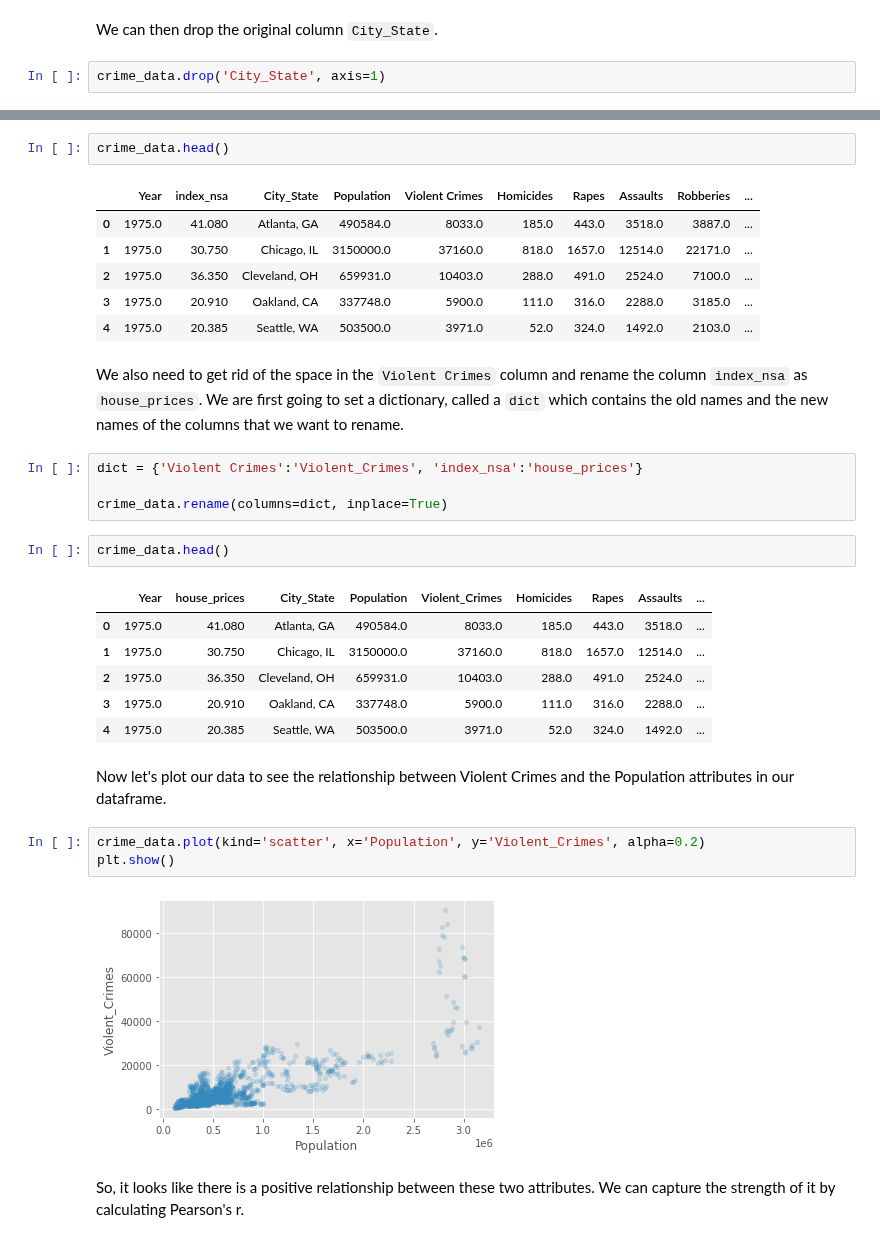
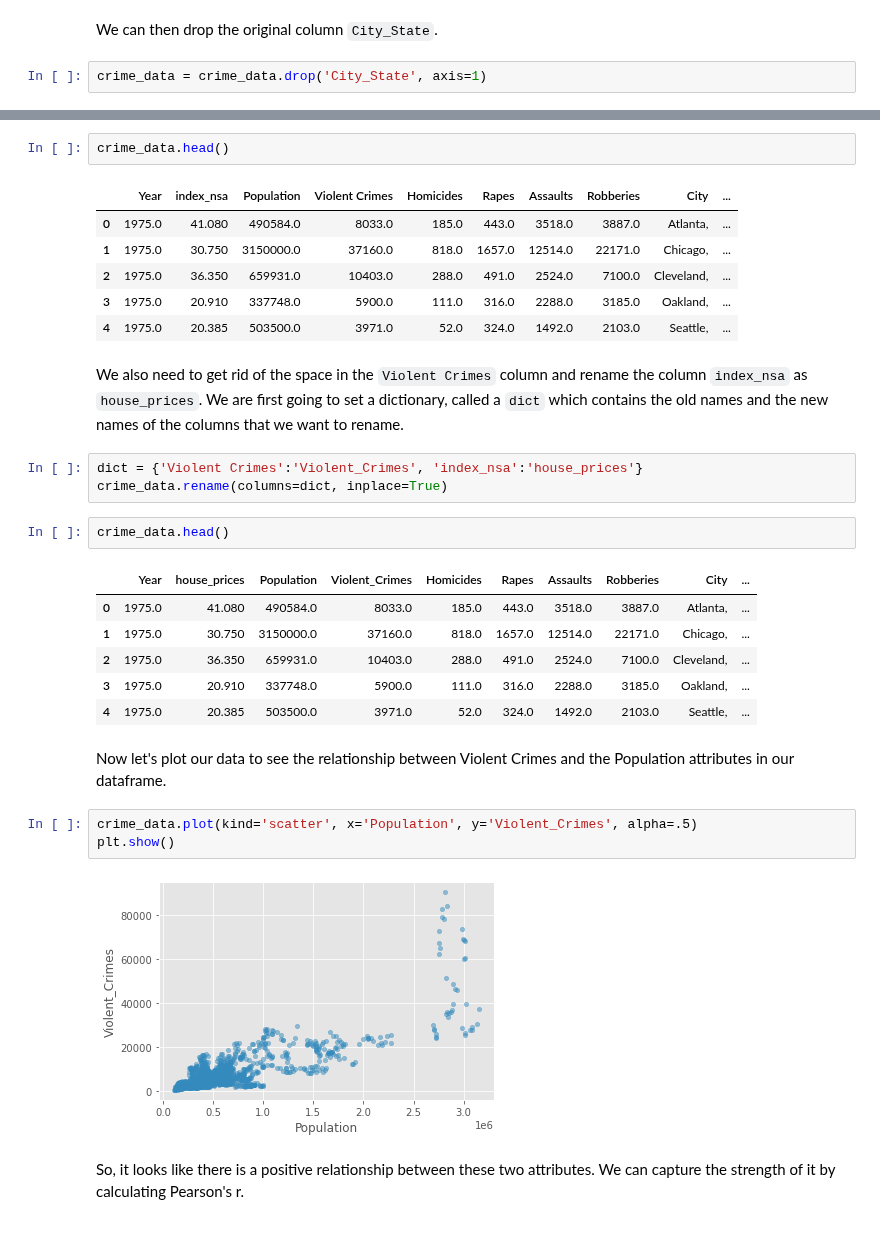
Before and after one commit to ajstewartlang/02_intro_to_python_programming, a Jupyter notebook: _build/jupyter_execute/pandas.ipynb, the cells around one changed output, grey strips where cells are left out. Cells and saved outputs as stored; diff of their text form.

```diff
--- a/_build/jupyter_execute/pandas.ipynb
+++ b/_build/jupyter_execute/pandas.ipynb
@@ -400,4 +426,4 @@ crime_data[['City','State']] = crime_data.City_State.str.split(expand=True,)
 # %% [markdown]
 We can then drop the original column `City_State`.
 # %%
-crime_data.drop('City_State', axis=1)
+crime_data = crime_data.drop('City_State', axis=1)
@@ -418,34 +430,33 @@ crime_data.drop('City_State', axis=1)
 # %%
 crime_data.head()
 # %% [output]
-|  | Year | index_nsa | City_State | Population | Violent Crimes | Homicides | Rapes | Assaults | Robberies | ... |
-| 0 | 1975.0 | 41.080 | Atlanta, GA | 490584.0 | 8033.0 | 185.0 | 443.0 | 3518.0 | 3887.0 | ... |
-| 1 | 1975.0 | 30.750 | Chicago, IL | 3150000.0 | 37160.0 | 818.0 | 1657.0 | 12514.0 | 22171.0 | ... |
-| 2 | 1975.0 | 36.350 | Cleveland, OH | 659931.0 | 10403.0 | 288.0 | 491.0 | 2524.0 | 7100.0 | ... |
-| 3 | 1975.0 | 20.910 | Oakland, CA | 337748.0 | 5900.0 | 111.0 | 316.0 | 2288.0 | 3185.0 | ... |
-| 4 | 1975.0 | 20.385 | Seattle, WA | 503500.0 | 3971.0 | 52.0 | 324.0 | 1492.0 | 2103.0 | ... |
+|  | Year | index_nsa | Population | Violent Crimes | Homicides | Rapes | Assaults | Robberies | City | ... |
+| 0 | 1975.0 | 41.080 | 490584.0 | 8033.0 | 185.0 | 443.0 | 3518.0 | 3887.0 | Atlanta, | ... |
+| 1 | 1975.0 | 30.750 | 3150000.0 | 37160.0 | 818.0 | 1657.0 | 12514.0 | 22171.0 | Chicago, | ... |
+| 2 | 1975.0 | 36.350 | 659931.0 | 10403.0 | 288.0 | 491.0 | 2524.0 | 7100.0 | Cleveland, | ... |
+| 3 | 1975.0 | 20.910 | 337748.0 | 5900.0 | 111.0 | 316.0 | 2288.0 | 3185.0 | Oakland, | ... |
+| 4 | 1975.0 | 20.385 | 503500.0 | 3971.0 | 52.0 | 324.0 | 1492.0 | 2103.0 | Seattle, | ... |
 # %% [markdown]
 We also need to get rid of the space in the `Violent Crimes` column and rename the column `index_nsa` as `house_prices`. We are first going to set a dictionary, called a `dict` which contains the old names and the new names of the columns that we want to rename.
 # %%
 dict = {'Violent Crimes':'Violent_Crimes', 'index_nsa':'house_prices'}
-
 crime_data.rename(columns=dict, inplace=True)
 # %%
 crime_data.head()
 # %% [output]
-|  | Year | house_prices | City_State | Population | Violent_Crimes | Homicides | Rapes | Assaults | ... |
-| 0 | 1975.0 | 41.080 | Atlanta, GA | 490584.0 | 8033.0 | 185.0 | 443.0 | 3518.0 | ... |
-| 1 | 1975.0 | 30.750 | Chicago, IL | 3150000.0 | 37160.0 | 818.0 | 1657.0 | 12514.0 | ... |
-| 2 | 1975.0 | 36.350 | Cleveland, OH | 659931.0 | 10403.0 | 288.0 | 491.0 | 2524.0 | ... |
-| 3 | 1975.0 | 20.910 | Oakland, CA | 337748.0 | 5900.0 | 111.0 | 316.0 | 2288.0 | ... |
-| 4 | 1975.0 | 20.385 | Seattle, WA | 503500.0 | 3971.0 | 52.0 | 324.0 | 1492.0 | ... |
+|  | Year | house_prices | Population | Violent_Crimes | Homicides | Rapes | Assaults | Robberies | City | ... |
+| 0 | 1975.0 | 41.080 | 490584.0 | 8033.0 | 185.0 | 443.0 | 3518.0 | 3887.0 | Atlanta, | ... |
+| 1 | 1975.0 | 30.750 | 3150000.0 | 37160.0 | 818.0 | 1657.0 | 12514.0 | 22171.0 | Chicago, | ... |
+| 2 | 1975.0 | 36.350 | 659931.0 | 10403.0 | 288.0 | 491.0 | 2524.0 | 7100.0 | Cleveland, | ... |
+| 3 | 1975.0 | 20.910 | 337748.0 | 5900.0 | 111.0 | 316.0 | 2288.0 | 3185.0 | Oakland, | ... |
+| 4 | 1975.0 | 20.385 | 503500.0 | 3971.0 | 52.0 | 324.0 | 1492.0 | 2103.0 | Seattle, | ... |
 # %% [markdown]
 Now let's plot our data to see the relationship between Violent Crimes and the Population attributes in our dataframe.
 # %%
-crime_data.plot(kind='scatter', x='Population', y='Violent_Crimes', alpha=0.2)
+crime_data.plot(kind='scatter', x='Population', y='Violent_Crimes', alpha=.5)
 plt.show()
 # %% [output]
-[figure, old version]
+[figure, new version]
 # %% [markdown]
 So, it looks like there is a positive relationship between these two attributes. We can capture the strength of it by calculating Pearson's r.
 # %%
```
Also changed, not shown: parts of 14 cells of this notebook, 20 other files.
